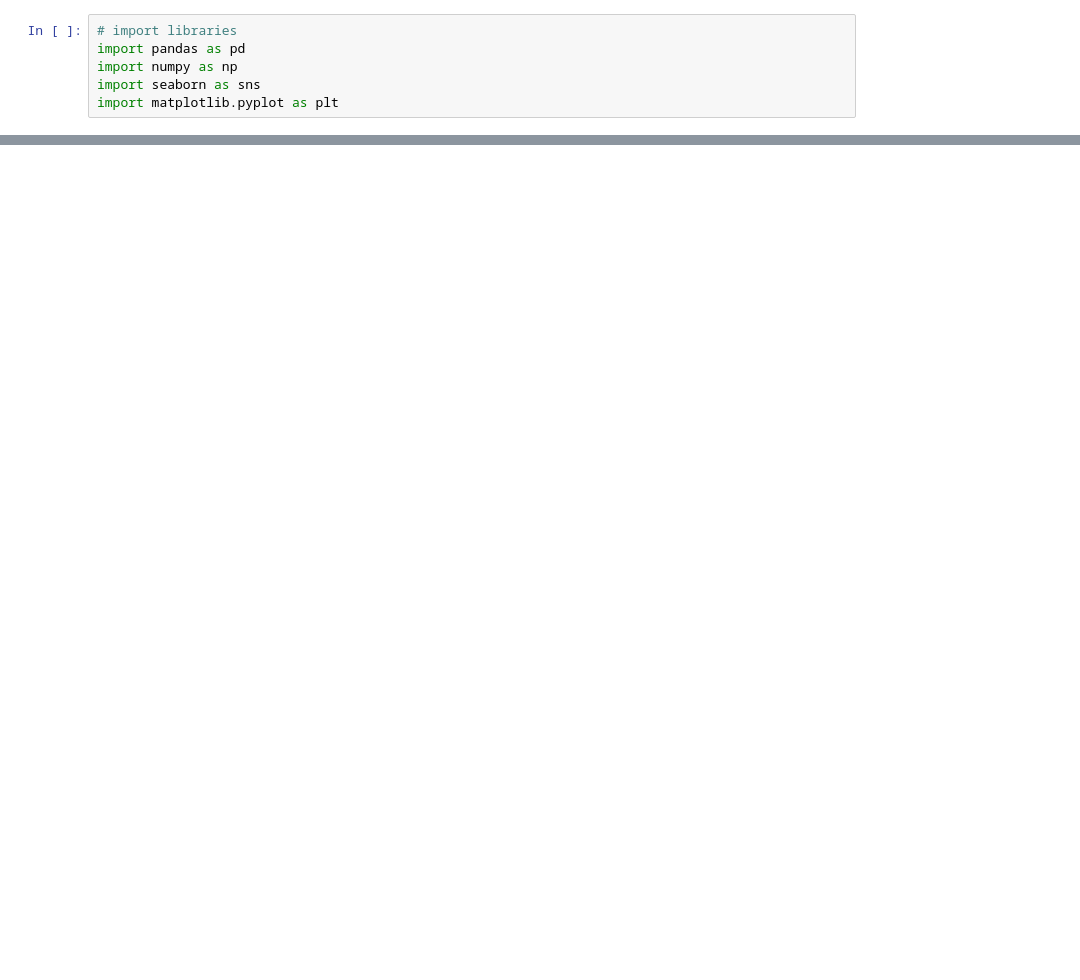
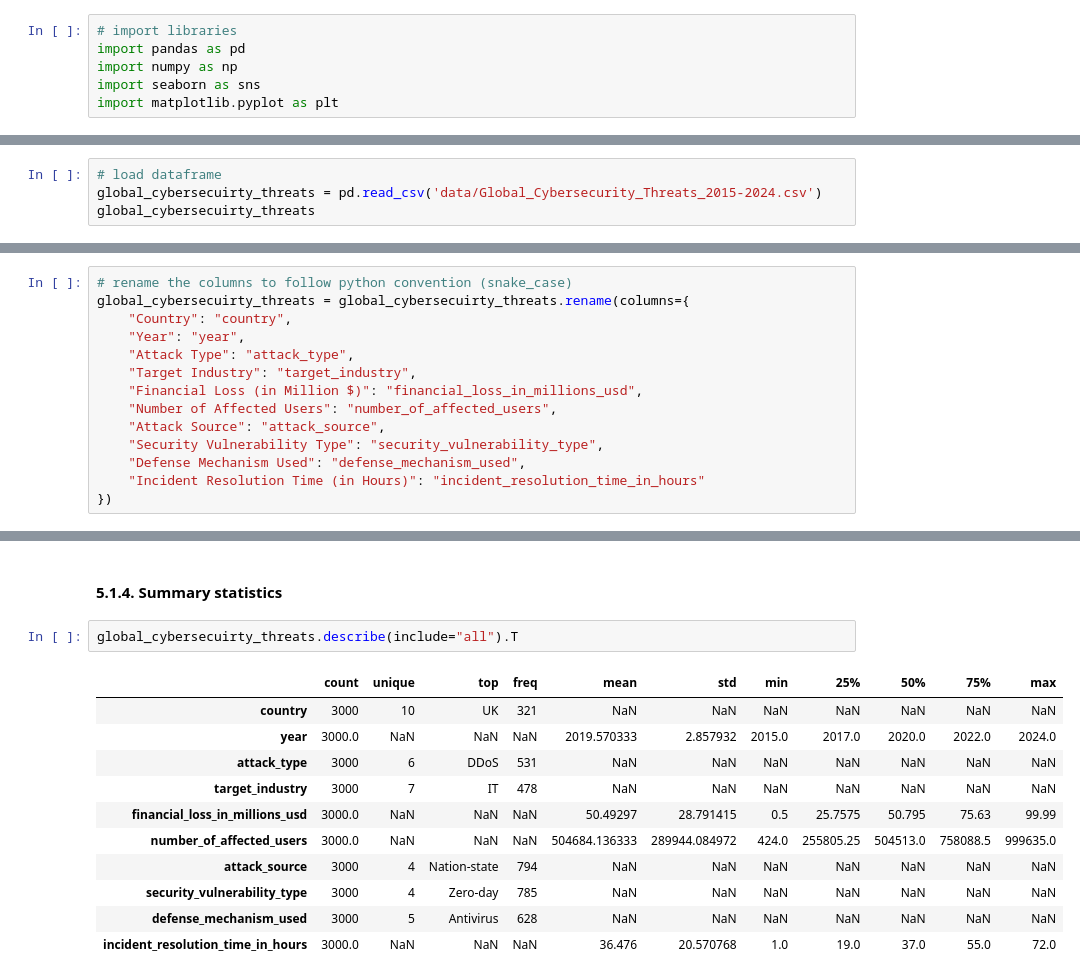
Before and after one commit to AlexanderPanagyurski/cyberattack-severity-analysis, a Jupyter notebook: Drivers of Cyberattack Severity.ipynb, the cells around one changed output, grey strips where cells are left out. Drawn from its saved outputs; the diff is of its cells as text; blank space fills up the shorter version.

```diff
--- a/Drivers of Cyberattack Severity.ipynb
+++ b/Drivers of Cyberattack Severity.ipynb
@@ -37,0 +51,4 @@ Which characteristics of cyberattacks are most strongly associated with higher f
+# %%
+# load dataframe
+global_cybersecuirty_threats = pd.read_csv('data/Global_Cybersecurity_Threats_2015-2024.csv')
+global_cybersecuirty_threats
@@ -37,0 +83,14 @@ Which characteristics of cyberattacks are most strongly associated with higher f
+# %%
+# rename the columns to follow python convention (snake_case)
+global_cybersecuirty_threats = global_cybersecuirty_threats.rename(columns={
+    "Country": "country",
+    "Year": "year",
+    "Attack Type": "attack_type",
+    "Target Industry": "target_industry",
+    "Financial Loss (in Million $)": "financial_loss_in_millions_usd",
+    "Number of Affected Users": "number_of_affected_users",
+    "Attack Source": "attack_source",
+    "Security Vulnerability Type": "security_vulnerability_type",
+    "Defense Mechanism Used": "defense_mechanism_used",
+    "Incident Resolution Time (in Hours)": "incident_resolution_time_in_hours"
+})
@@ -37,0 +120,16 @@ Which characteristics of cyberattacks are most strongly associated with higher f
+# %% [markdown]
+#### 5.1.4. Summary statistics
+# %%
+global_cybersecuirty_threats.describe(include="all").T
+# %% [output]
+|  | count | unique | top | freq | mean | std | min | 25% | 50% | 75% | max |
+| country | 3000 | 10 | UK | 321 | NaN | NaN | NaN | NaN | NaN | NaN | NaN |
+| year | 3000.0 | NaN | NaN | NaN | 2019.570333 | 2.857932 | 2015.0 | 2017.0 | 2020.0 | 2022.0 | 2024.0 |
+| attack_type | 3000 | 6 | DDoS | 531 | NaN | NaN | NaN | NaN | NaN | NaN | NaN |
+| target_industry | 3000 | 7 | IT | 478 | NaN | NaN | NaN | NaN | NaN | NaN | NaN |
+| financial_loss_in_millions_usd | 3000.0 | NaN | NaN | NaN | 50.49297 | 28.791415 | 0.5 | 25.7575 | 50.795 | 75.63 | 99.99 |
+| number_of_affected_users | 3000.0 | NaN | NaN | NaN | 504684.136333 | 289944.084972 | 424.0 | 255805.25 | 504513.0 | 758088.5 | 999635.0 |
+| attack_source | 3000 | 4 | Nation-state | 794 | NaN | NaN | NaN | NaN | NaN | NaN | NaN |
+| security_vulnerability_type | 3000 | 4 | Zero-day | 785 | NaN | NaN | NaN | NaN | NaN | NaN | NaN |
+| defense_mechanism_used | 3000 | 5 | Antivirus | 628 | NaN | NaN | NaN | NaN | NaN | NaN | NaN |
+| incident_resolution_time_in_hours | 3000.0 | NaN | NaN | NaN | 36.476 | 20.570768 | 1.0 | 19.0 | 37.0 | 55.0 | 72.0 |
```
Also changed, not shown: parts of 50 cells of this notebook, 1 other file.
